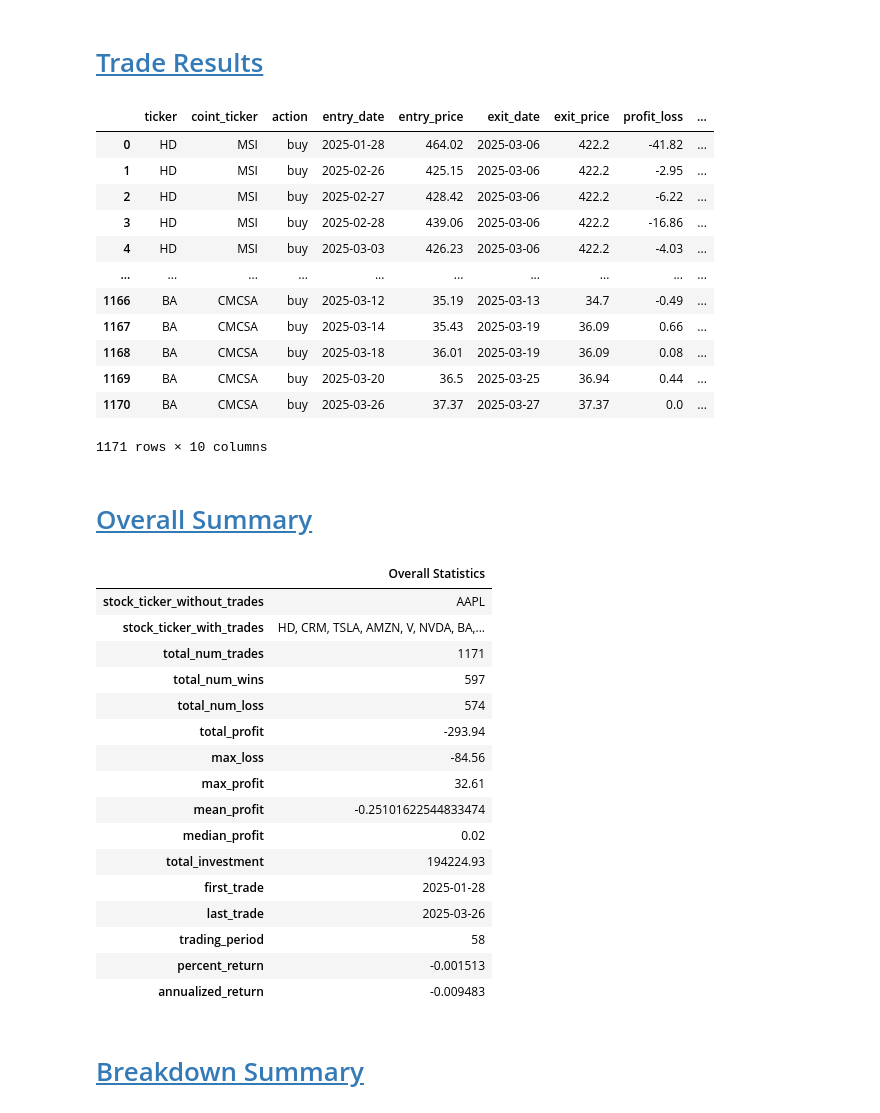
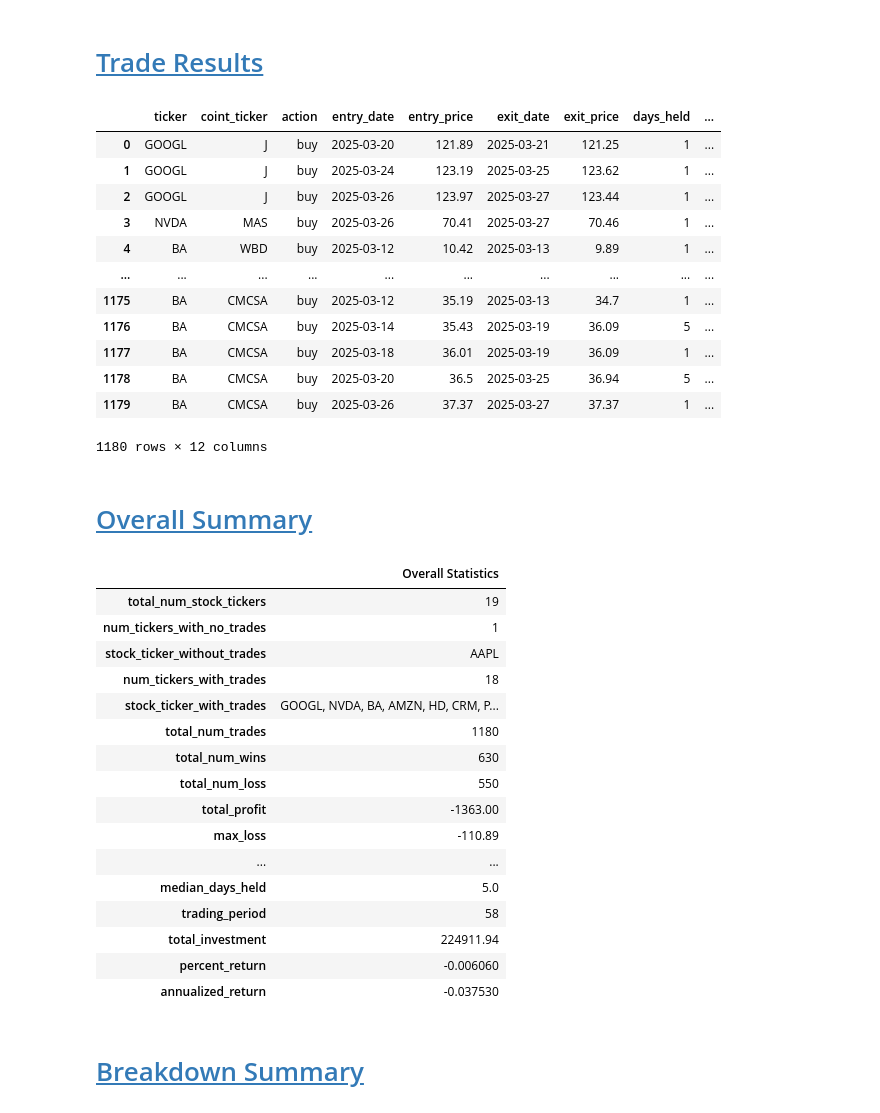
Before and after one commit to CKAbundant/sentiment, a Jupyter notebook: poc.ipynb, the cells around one changed output. Cells and saved outputs as stored; diff of their text form; code cells hidden in the pictures.

Commit message:
Successfully run 'ziweichen_coint_5' strategy.

```diff
--- a/poc.ipynb
+++ b/poc.ipynb
@@ -578,45 +606,45 @@ divergent news : 262
 # %% [markdown]
 # [Trade Results](#table-of-contents)
 # %%
-results = utils.load_csv("./data/results/2025-03-28/trade_results.csv")
+results = utils.load_csv("./data/results/2025-03-28/ziweichen_coint_5/trade_results.csv")
 results
 # %% [output]
-|  | ticker | coint_ticker | action | entry_date | entry_price | exit_date | exit_price | profit_loss | ... |
-| 0 | HD | MSI | buy | 2025-01-28 | 464.02 | 2025-03-06 | 422.2 | -41.82 | ... |
-| 1 | HD | MSI | buy | 2025-02-26 | 425.15 | 2025-03-06 | 422.2 | -2.95 | ... |
-| 2 | HD | MSI | buy | 2025-02-27 | 428.42 | 2025-03-06 | 422.2 | -6.22 | ... |
-| 3 | HD | MSI | buy | 2025-02-28 | 439.06 | 2025-03-06 | 422.2 | -16.86 | ... |
-| 4 | HD | MSI | buy | 2025-03-03 | 426.23 | 2025-03-06 | 422.2 | -4.03 | ... |
+|  | ticker | coint_ticker | action | entry_date | entry_price | exit_date | exit_price | days_held | ... |
+| 0 | GOOGL | J | buy | 2025-03-20 | 121.89 | 2025-03-21 | 121.25 | 1 | ... |
+| 1 | GOOGL | J | buy | 2025-03-24 | 123.19 | 2025-03-25 | 123.62 | 1 | ... |
+| 2 | GOOGL | J | buy | 2025-03-26 | 123.97 | 2025-03-27 | 123.44 | 1 | ... |
+| 3 | NVDA | MAS | buy | 2025-03-26 | 70.41 | 2025-03-27 | 70.46 | 1 | ... |
+| 4 | BA | WBD | buy | 2025-03-12 | 10.42 | 2025-03-13 | 9.89 | 1 | ... |
 | ... | ... | ... | ... | ... | ... | ... | ... | ... | ... |
-| 1166 | BA | CMCSA | buy | 2025-03-12 | 35.19 | 2025-03-13 | 34.7 | -0.49 | ... |
-| 1167 | BA | CMCSA | buy | 2025-03-14 | 35.43 | 2025-03-19 | 36.09 | 0.66 | ... |
-| 1168 | BA | CMCSA | buy | 2025-03-18 | 36.01 | 2025-03-19 | 36.09 | 0.08 | ... |
-| 1169 | BA | CMCSA | buy | 2025-03-20 | 36.5 | 2025-03-25 | 36.94 | 0.44 | ... |
-| 1170 | BA | CMCSA | buy | 2025-03-26 | 37.37 | 2025-03-27 | 37.37 | 0.0 | ... |
+| 1175 | BA | CMCSA | buy | 2025-03-12 | 35.19 | 2025-03-13 | 34.7 | 1 | ... |
+| 1176 | BA | CMCSA | buy | 2025-03-14 | 35.43 | 2025-03-19 | 36.09 | 5 | ... |
+| 1177 | BA | CMCSA | buy | 2025-03-18 | 36.01 | 2025-03-19 | 36.09 | 1 | ... |
+| 1178 | BA | CMCSA | buy | 2025-03-20 | 36.5 | 2025-03-25 | 36.94 | 5 | ... |
+| 1179 | BA | CMCSA | buy | 2025-03-26 | 37.37 | 2025-03-27 | 37.37 | 1 | ... |
-1171 rows × 10 columns
+1180 rows × 12 columns
 # %% [markdown]
 # [Overall Summary](#table-of-contents)
 # %%
-overall = utils.load_csv("./data/results/2025-03-28/overall_summary.csv", index_col=0)
+overall = utils.load_csv("./data/results/2025-03-28/ziweichen_coint_5/overall_summary.csv", index_col=0)
 overall
 # %% [output]
 |  | Overall Statistics |
+| total_num_stock_tickers | 19 |
+| num_tickers_with_no_trades | 1 |
 | stock_ticker_without_trades | AAPL |
-| stock_ticker_with_trades | HD, CRM, TSLA, AMZN, V, NVDA, BA,... |
-| total_num_trades | 1171 |
-| total_num_wins | 597 |
-| total_num_loss | 574 |
-| total_profit | -293.94 |
-| max_loss | -84.56 |
-| max_profit | 32.61 |
-| mean_profit | -0.25101622544833474 |
-| median_profit | 0.02 |
-| total_investment | 194224.93 |
-| first_trade | 2025-01-28 |
-| last_trade | 2025-03-26 |
+| num_tickers_with_trades | 18 |
+| stock_ticker_with_trades | GOOGL, NVDA, BA, AMZN, HD, CRM, P... |
+| total_num_trades | 1180 |
+| total_num_wins | 630 |
+| total_num_loss | 550 |
+| total_profit | -1363.00 |
+| max_loss | -110.89 |
+| ... | ... |
+| median_days_held | 5.0 |
 | trading_period | 58 |
-| percent_return | -0.001513 |
-| annualized_return | -0.009483 |
+| total_investment | 224911.94 |
+| percent_return | -0.006060 |
+| annualized_return | -0.037530 |
 # %% [markdown]
 # [Breakdown Summary](#table-of-contents)
 # %%
```
Also changed, not shown: parts of 21 cells of this notebook, 8 other files.
